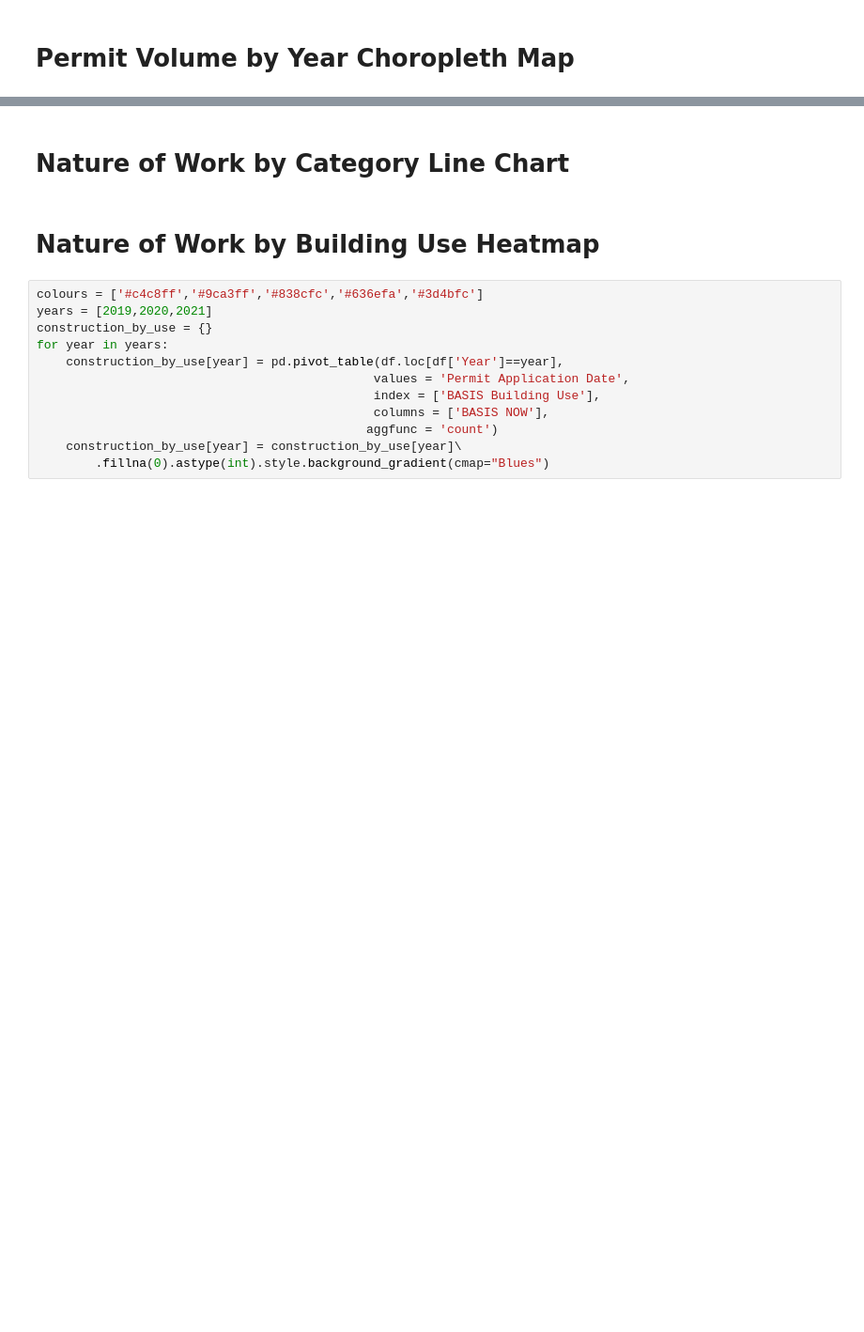
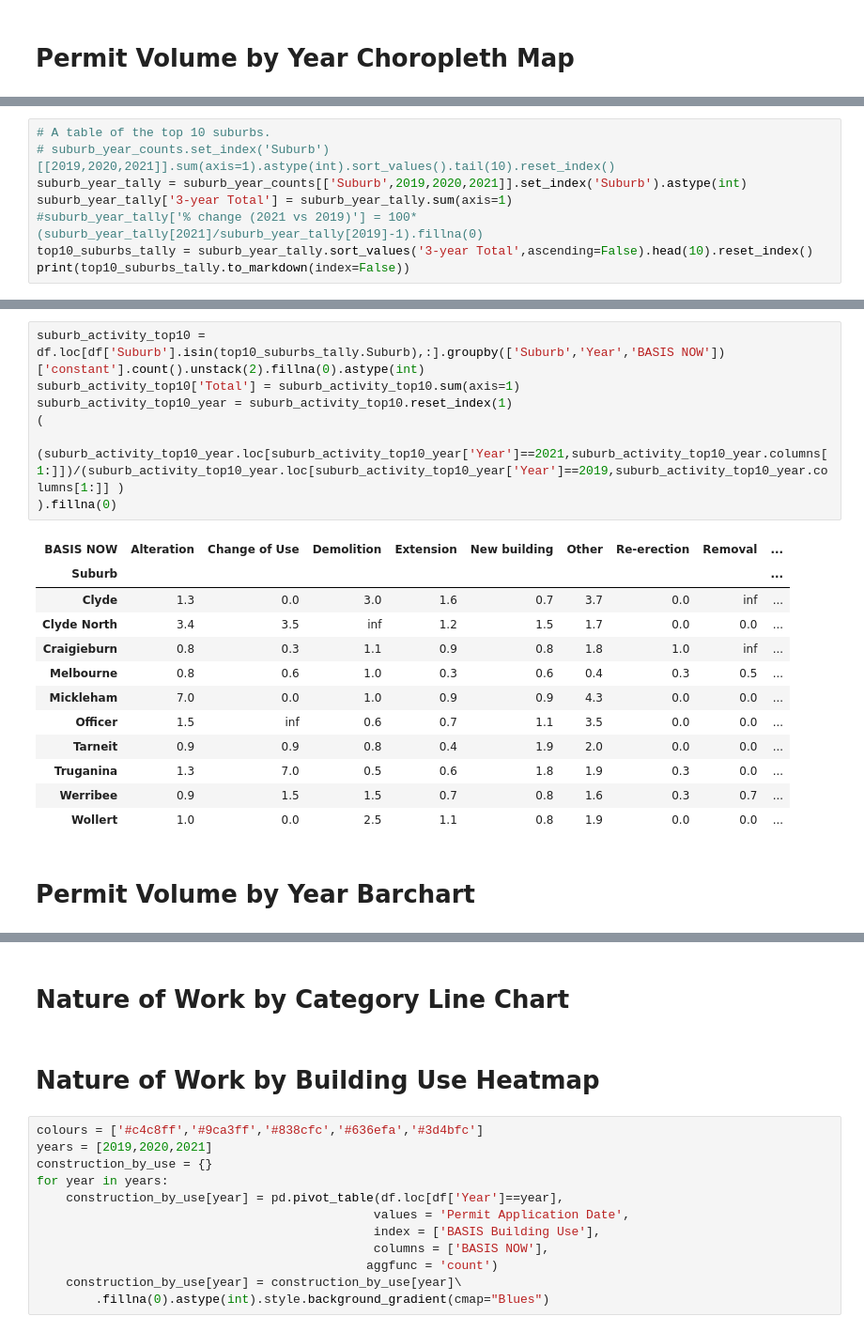
Before and after one commit to CaroPattle/bicycle_data_melbourne, a Jupyter notebook: planning_permits/planning_permit_analysis.ipynb, the cells around one changed output, grey strips where cells are left out. Shown at 94% size. Cells and saved outputs as stored; diff of their text form; blank space fills up the shorter version.

```diff
--- a/planning_permits/planning_permit_analysis.ipynb
+++ b/planning_permits/planning_permit_analysis.ipynb
@@ -816,0 +770,8 @@ m.save(f'{visuals}Choropleth Permits.html')
+# %%
+# A table of the top 10 suburbs.
+# suburb_year_counts.set_index('Suburb')[[2019,2020,2021]].sum(axis=1).astype(int).sort_values().tail(10).reset_index()
+suburb_year_tally = suburb_year_counts[['Suburb',2019,2020,2021]].set_index('Suburb').astype(int)
+suburb_year_tally['3-year Total'] = suburb_year_tally.sum(axis=1)
+#suburb_year_tally['% change (2021 vs 2019)'] = 100*(suburb_year_tally[2021]/suburb_year_tally[2019]-1).fillna(0)
+top10_suburbs_tally = suburb_year_tally.sort_values('3-year Total',ascending=False).head(10).reset_index()
+print(top10_suburbs_tally.to_markdown(index=False))
@@ -816,0 +809,22 @@ m.save(f'{visuals}Choropleth Permits.html')
+# %%
+suburb_activity_top10 = df.loc[df['Suburb'].isin(top10_suburbs_tally.Suburb),:].groupby(['Suburb','Year','BASIS NOW'])['constant'].count().unstack(2).fillna(0).astype(int)
+suburb_activity_top10['Total'] = suburb_activity_top10.sum(axis=1)
+suburb_activity_top10_year = suburb_activity_top10.reset_index(1)
+(
+    (suburb_activity_top10_year.loc[suburb_activity_top10_year['Year']==2021,suburb_activity_top10_year.columns[1:]])/(suburb_activity_top10_year.loc[suburb_activity_top10_year['Year']==2019,suburb_activity_top10_year.columns[1:]] )
+).fillna(0)
+# %% [output]
+| BASIS NOW | Alteration | Change of Use | Demolition | Extension | New building | Other | Re-erection | Removal | ... |
+| Suburb |  |  |  |  |  |  |  |  | ... |
+| Clyde | 1.3 | 0.0 | 3.0 | 1.6 | 0.7 | 3.7 | 0.0 | inf | ... |
+| Clyde North | 3.4 | 3.5 | inf | 1.2 | 1.5 | 1.7 | 0.0 | 0.0 | ... |
+| Craigieburn | 0.8 | 0.3 | 1.1 | 0.9 | 0.8 | 1.8 | 1.0 | inf | ... |
+| Melbourne | 0.8 | 0.6 | 1.0 | 0.3 | 0.6 | 0.4 | 0.3 | 0.5 | ... |
+| Mickleham | 7.0 | 0.0 | 1.0 | 0.9 | 0.9 | 4.3 | 0.0 | 0.0 | ... |
+| Officer | 1.5 | inf | 0.6 | 0.7 | 1.1 | 3.5 | 0.0 | 0.0 | ... |
+| Tarneit | 0.9 | 0.9 | 0.8 | 0.4 | 1.9 | 2.0 | 0.0 | 0.0 | ... |
+| Truganina | 1.3 | 7.0 | 0.5 | 0.6 | 1.8 | 1.9 | 0.3 | 0.0 | ... |
+| Werribee | 0.9 | 1.5 | 1.5 | 0.7 | 0.8 | 1.6 | 0.3 | 0.7 | ... |
+| Wollert | 1.0 | 0.0 | 2.5 | 1.1 | 0.8 | 1.9 | 0.0 | 0.0 | ... |
+# %% [markdown]
+# Permit Volume by Year Barchart
```
Also changed, not shown: parts of 35 cells of this notebook.
